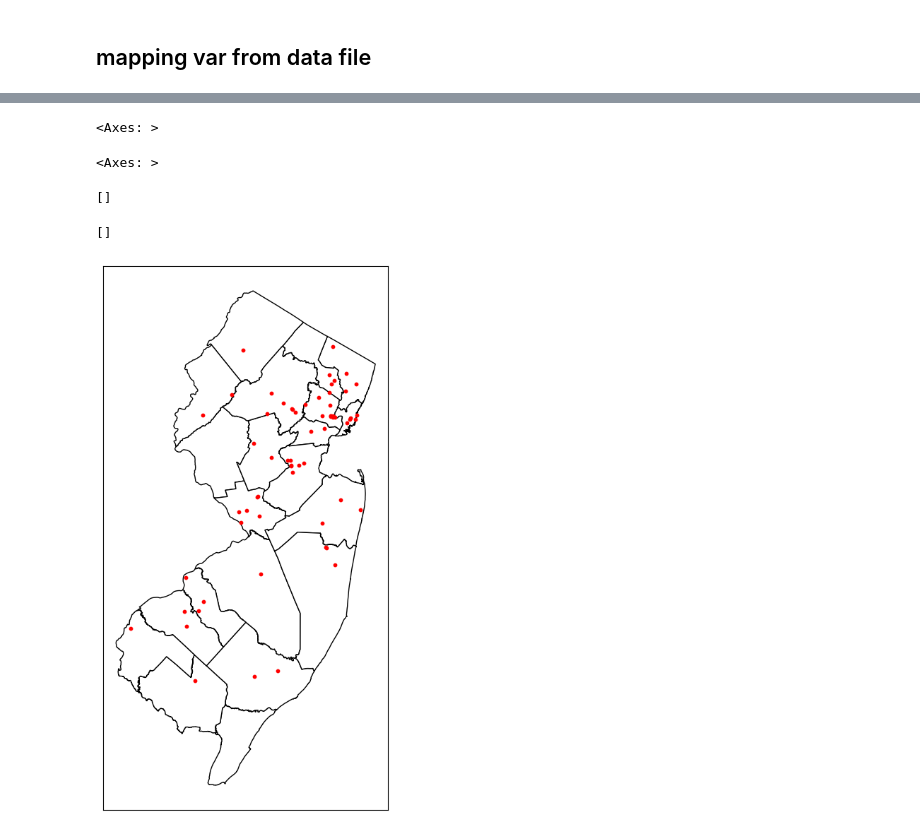
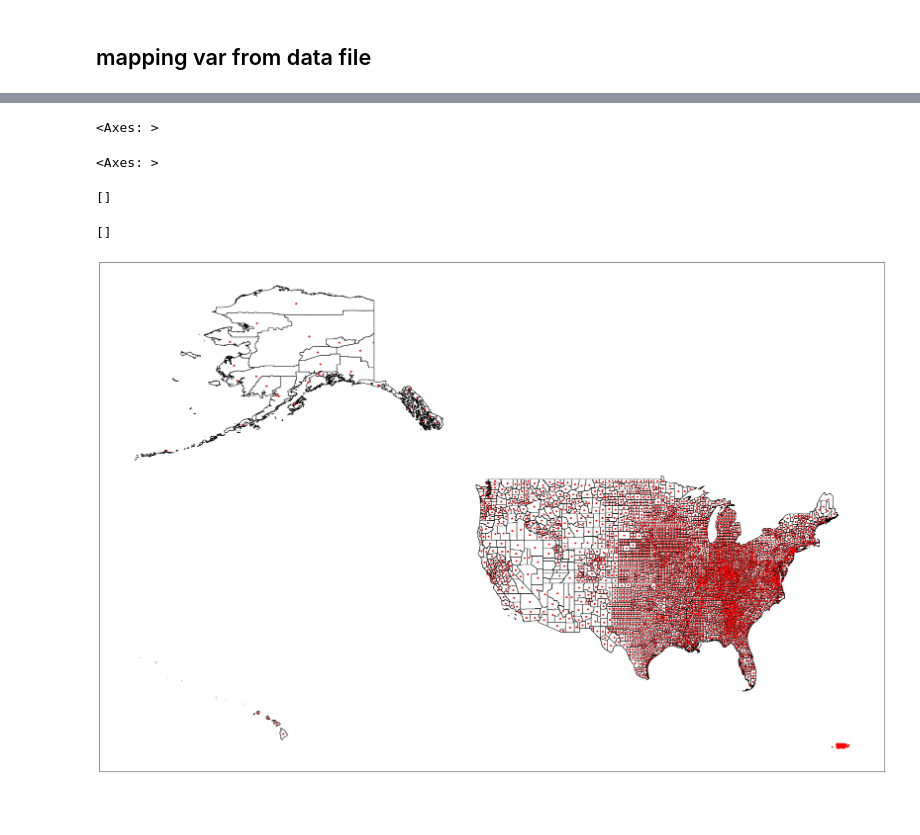
Before and after one commit to tl614-rutgers/gisTest, a Jupyter notebook: map.ipynb, the cells around one changed output, grey strips where cells are left out. Saved outputs shown, nothing was run; the diff lists cells and outputs as text; code cells hidden in the pictures; blank space fills up the shorter version.

```diff
--- a/map.ipynb
+++ b/map.ipynb
@@ -49,7 +66,7 @@ import geopandas as gpd
 say you are interested in NJ counties, so just google that geography + "shapefile", i.e., "NJ counties shapefile"
 # %%
 #i found one and reposted on my website, download it onto colab:
-! wget -q -O nj-counties.zip https://docs.google.com/uc?id=1xJDhcRCkgv7k4tNCa72Oog5bohV6dTB2&export=download
+! wget -q -O us-counties.zip https://docs.google.com/uc?id=1vD5R6SXfrb6sPsK4LoWg_LlydWGqIaIO&export=download
 
-zip_ref = zipfile.ZipFile('nj-counties.zip', 'r'); zip_ref.extractall(); zip_ref.close() #just unzipping
-njC=gpd.read_file('nj_counties.shp') #load the shapefile with gpd as njC
+zip_ref = zipfile.ZipFile('us-counties.zip', 'r'); zip_ref.extractall(); zip_ref.close() #just unzipping
+uscounty=gpd.read_file('JHU_Centers_for_Civic_Impact_Covid-19_County_Cases_(Daily_Update).shp') #load the shapefile with gpd as njC
@@ -68,7 +87,7 @@ njC.plot()
 # first step is to get the geo data so google 'geography you're looking for + 'shapefile'', eg 'nj counties shapefile'
 # i found one and put on my website
 # have it zipped--one shapefile consists of several files--keep them in one zipped folder and dont change their names
-! wget -q -O nj-counties.zip https://docs.google.com/uc?id=1xJDhcRCkgv7k4tNCa72Oog5bohV6dTB2&export=download
-zip_ref = zipfile.ZipFile('nj-counties.zip', 'r'); zip_ref.extractall(); zip_ref.close() #just unzipping
-njC=gpd.read_file('nj_counties.shp') #load the shapefile with gpd as njC
+! wget -q -O uscounty.zip https://docs.google.com/uc?id=1vD5R6SXfrb6sPsK4LoWg_LlydWGqIaIO&export=download
+zip_ref = zipfile.ZipFile('uscounty.zip', 'r'); zip_ref.extractall(); zip_ref.close() #just unzipping
+uscounty=gpd.read_file('JHU_Centers_for_Civic_Impact_Covid-19_County_Cases_(Daily_Update).shp') #load the shapefile with gpd as njC
 # %%
@@ -113,21 +137,21 @@ njC.plot(figsize=(10,12),column='POPDEN2010',legend=True,cmap='YlOrRd',scheme='n
 # %%
 # we can overlay layers; lets get nj uni shapefile on it
-!wget -q -O col.zip  https://docs.google.com/uc?id=1bb9KES6QDE7cleE4L38yQ7939LlXUHB5&export=download
-zip_ref = zipfile.ZipFile('col.zip', 'r');zip_ref.extractall(); zip_ref.close()
+!wget -q -O COVID-19_Cases_US.zip  https://docs.google.com/uc?id=19y-arbFrPCgDVogdo43S7rQCtTAVATK4&export=download
+zip_ref = zipfile.ZipFile('COVID-19_Cases_US.zip', 'r');zip_ref.extractall(); zip_ref.close()
 
-col = gpd.read_file('2007_11_30_NJ_COLL_UNIV_njsp.shp')
+cases = gpd.read_file('COVID-19_Cases_US.shp')
 #col.dtypes
 
-fig, ax = plt.subplots(1, figsize=(6,10))
-njC.plot(ax=ax, color='white', edgecolor='black',linewidth=1)
-col.plot(ax=ax, marker='o', color='red', markersize=10)
+fig, ax = plt.subplots(1, figsize=(30,50))
+uscounty.plot(ax=ax, color='white', edgecolor='black',linewidth=1)
+cases.plot(ax=ax, marker='o', color='red', markersize=10)
 #col.plot(column='ENROLL',markersize=50,legend=True,cmap='RdYlGn_r',scheme='QUANTILES',k=5,ax=ax)
 ax.set_xticks([]) #kills xticks
 ax.set_yticks([]) #kills xticks
 #ax.set_title('Watersheds by area ($mi^2$)')
 # %% [output]
 <Axes: >
 <Axes: >
 []
 []
-[figure, old version]
+[figure, new version]
```
Also changed, not shown: parts of 27 cells of this notebook.
